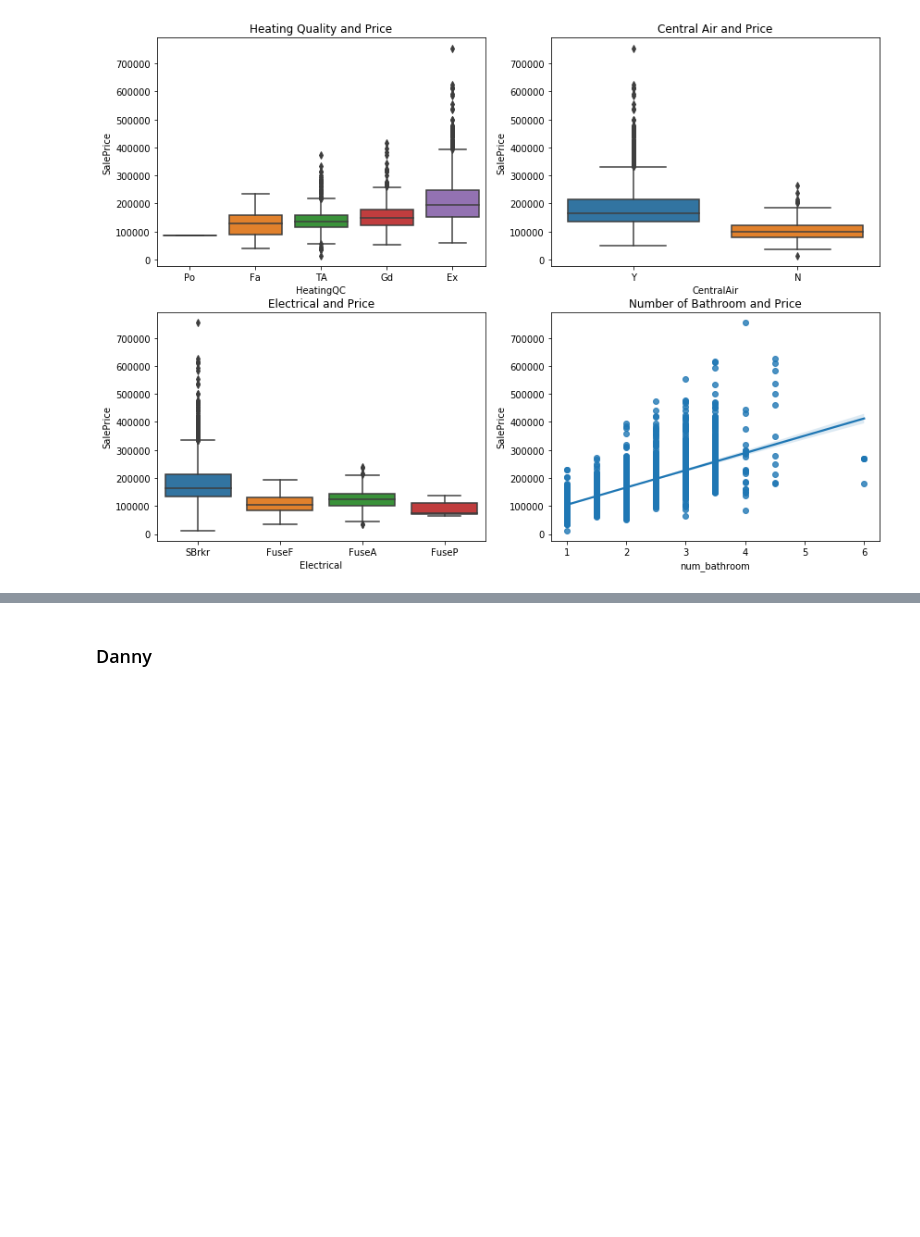
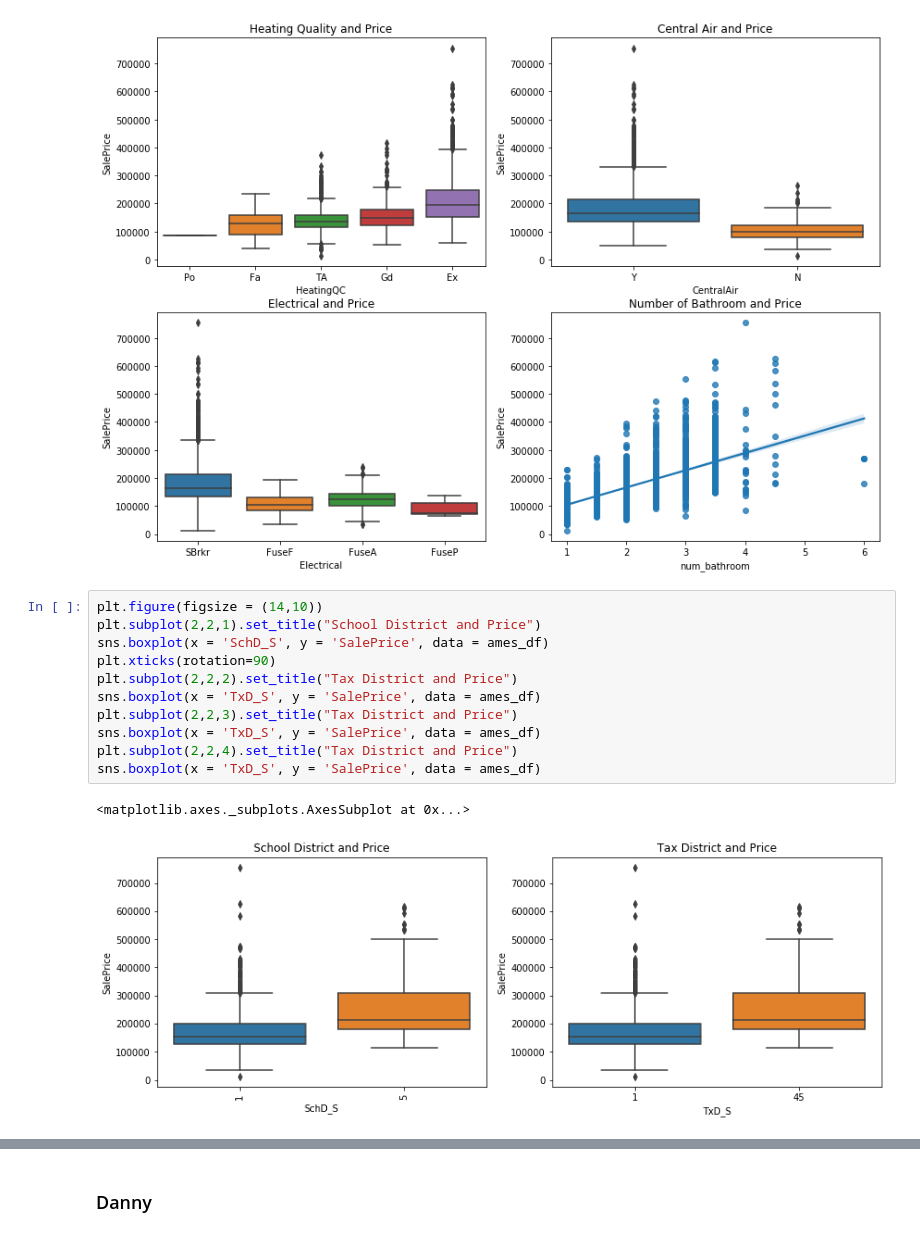
Before and after one commit to danieljinchoy/ames_housing_ml, a Jupyter notebook: EDA.ipynb, the cells around one changed output, grey strips where cells are left out. Saved outputs shown, nothing was run; the diff lists cells and outputs as text; blank space fills up the shorter version.

```diff
--- a/EDA.ipynb
+++ b/EDA.ipynb
@@ -102,5 +114,19 @@ sns.regplot(x = 'num_bathroom', y = 'SalePrice', data = housing)
 # %% [output]
 <matplotlib.axes._subplots.AxesSubplot at 0x...>
 [figure]
+# %%
+plt.figure(figsize = (14,10))
+plt.subplot(2,2,1).set_title("School District and Price")
+sns.boxplot(x = 'SchD_S', y = 'SalePrice', data = ames_df)
+plt.xticks(rotation=90)
+plt.subplot(2,2,2).set_title("Tax District and Price")
+sns.boxplot(x = 'TxD_S', y = 'SalePrice', data = ames_df)
+plt.subplot(2,2,3).set_title("Tax District and Price")
+sns.boxplot(x = 'TxD_S', y = 'SalePrice', data = ames_df)
+plt.subplot(2,2,4).set_title("Tax District and Price")
+sns.boxplot(x = 'TxD_S', y = 'SalePrice', data = ames_df)
+# %% [output]
+<matplotlib.axes._subplots.AxesSubplot at 0x...>
+[figure, added]
 # %%
 plt.figure(figsize = (14,10))
```
Also changed, not shown: parts of 4 cells of this notebook, 1 other file.
